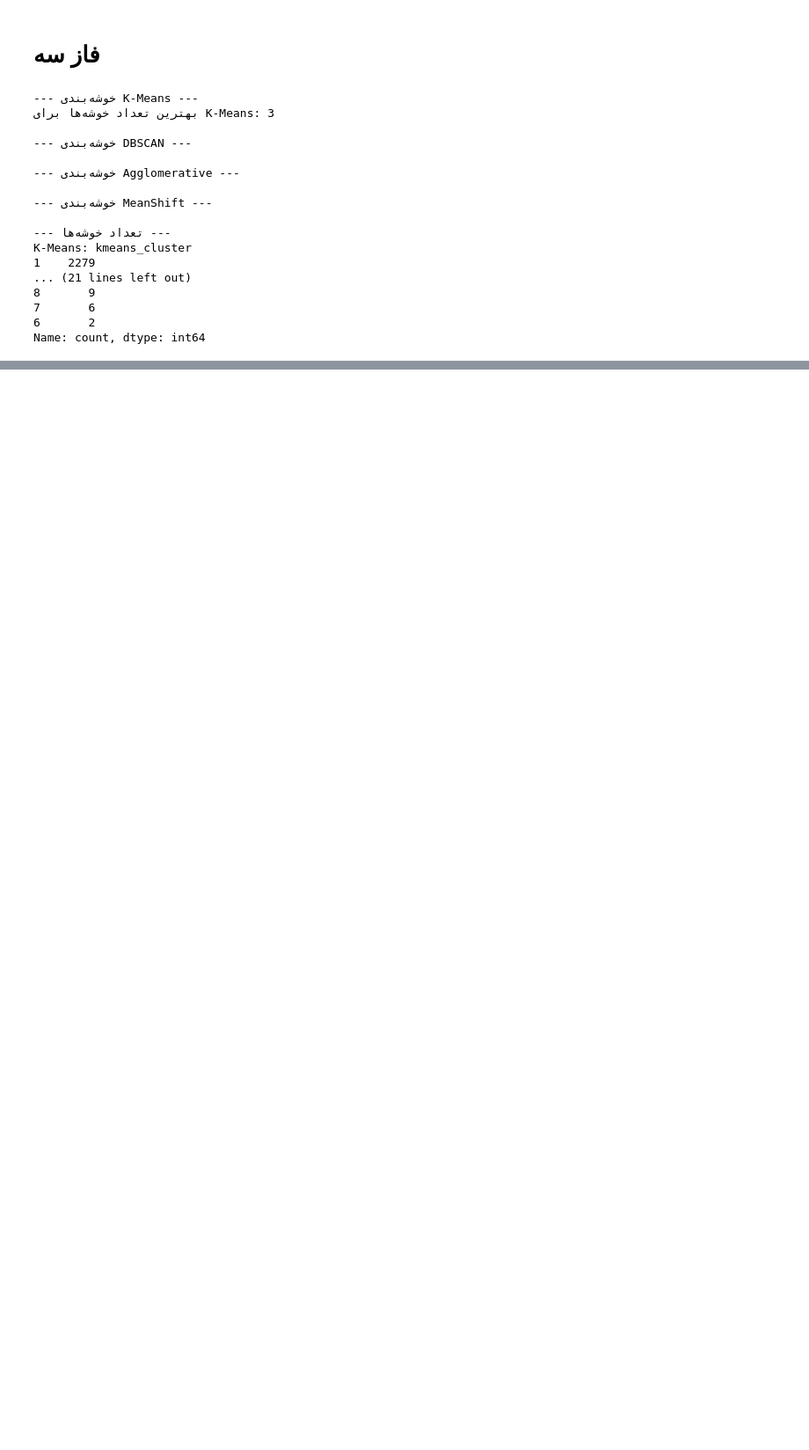
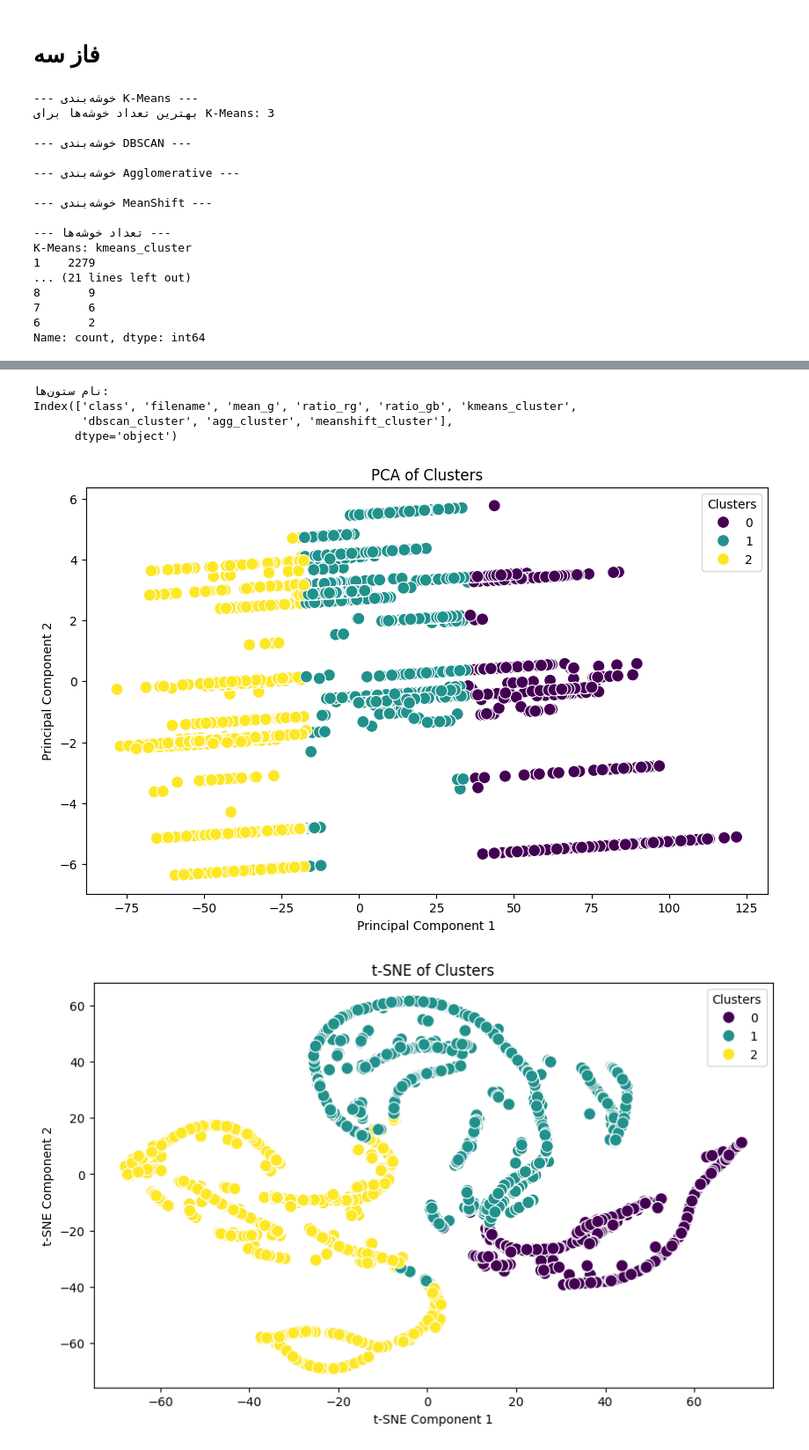
Before and after one commit to AliArianmehr2006/Clustering, a Jupyter notebook: clustring.ipynb, the cells around one changed output, grey strips where cells are left out. Shown at 88% size. Saved outputs shown, nothing was run; the diff lists cells and outputs as text; code cells hidden in the pictures; blank space fills up the shorter version.

```diff
--- a/clustring.ipynb
+++ b/clustring.ipynb
@@ -400,0 +411,49 @@ Name: count, dtype: int64
+# %%
+
+
+# بارگذاری داده‌ها
+data = pd.read_csv('clustering_results.csv')  # نام فایل داده‌های خود را وارد کنید
+
+# نمایش نام ستون‌ها
+print("نام ستون‌ها:")
+print(data.columns)
+
+# حذف ستون‌های غیرضروری (در صورت وجود)
+X = data.drop(columns=['label', 'filename', 'class'], errors='ignore')  # حذف ستون‌های غیرضروری
+
+# خوشه‌بندی با KMeans
+kmeans = KMeans(n_clusters=3, random_state=42)  # تعداد خوشه‌ها را تنظیم کنید
+clusters = kmeans.fit_predict(X)
+
+# کاهش ابعاد با PCA
+pca = PCA(n_components=2)
+X_pca = pca.fit_transform(X)
+
+# تجسم خوشه‌ها با PCA
+plt.figure(figsize=(10, 6))
+sns.scatterplot(x=X_pca[:, 0], y=X_pca[:, 1], hue=clusters, palette='viridis', s=100)
+plt.title('PCA of Clusters')
+plt.xlabel('Principal Component 1')
+plt.ylabel('Principal Component 2')
+plt.legend(title='Clusters')
+plt.show()
+
+# کاهش ابعاد با t-SNE
+tsne = TSNE(n_components=2, perplexity=30, n_iter_without_progress=300)  # اصلاح پارامتر
+X_tsne = tsne.fit_transform(X)
+
+# تجسم خوشه‌ها با t-SNE
+plt.figure(figsize=(10, 6))
+sns.scatterplot(x=X_tsne[:, 0], y=X_tsne[:, 1], hue=clusters, palette='viridis', s=100)
+plt.title('t-SNE of Clusters')
+plt.xlabel('t-SNE Component 1')
+plt.ylabel('t-SNE Component 2')
+plt.legend(title='Clusters')
+plt.show()
+# %% [output]
+نام ستون‌ها:
+Index(['class', 'filename', 'mean_g', 'ratio_rg', 'ratio_gb', 'kmeans_cluster',
+       'dbscan_cluster', 'agg_cluster', 'meanshift_cluster'],
+      dtype='object')
+[figure, added]
+[figure, added]
```
Also changed, not shown: parts of 2 cells of this notebook.
